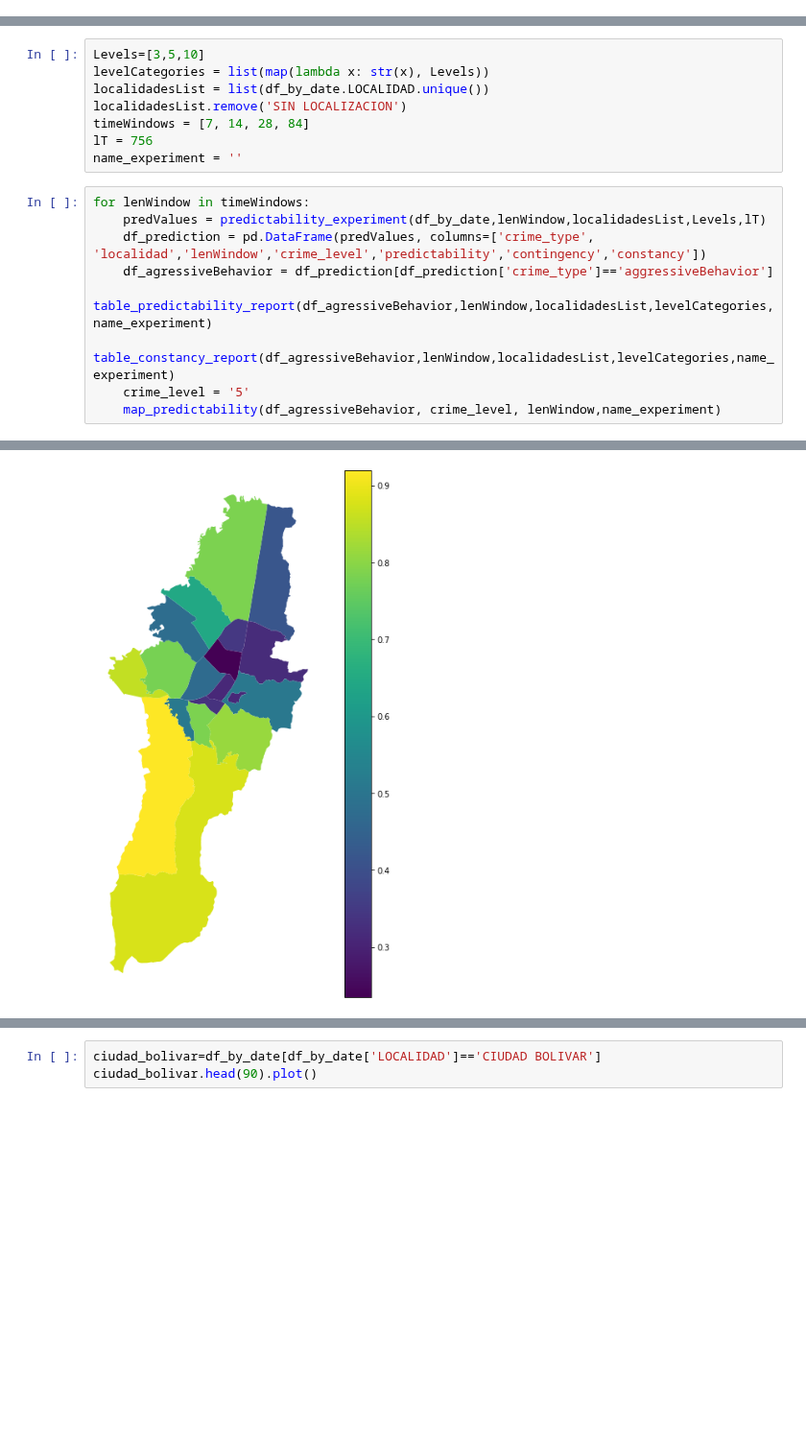
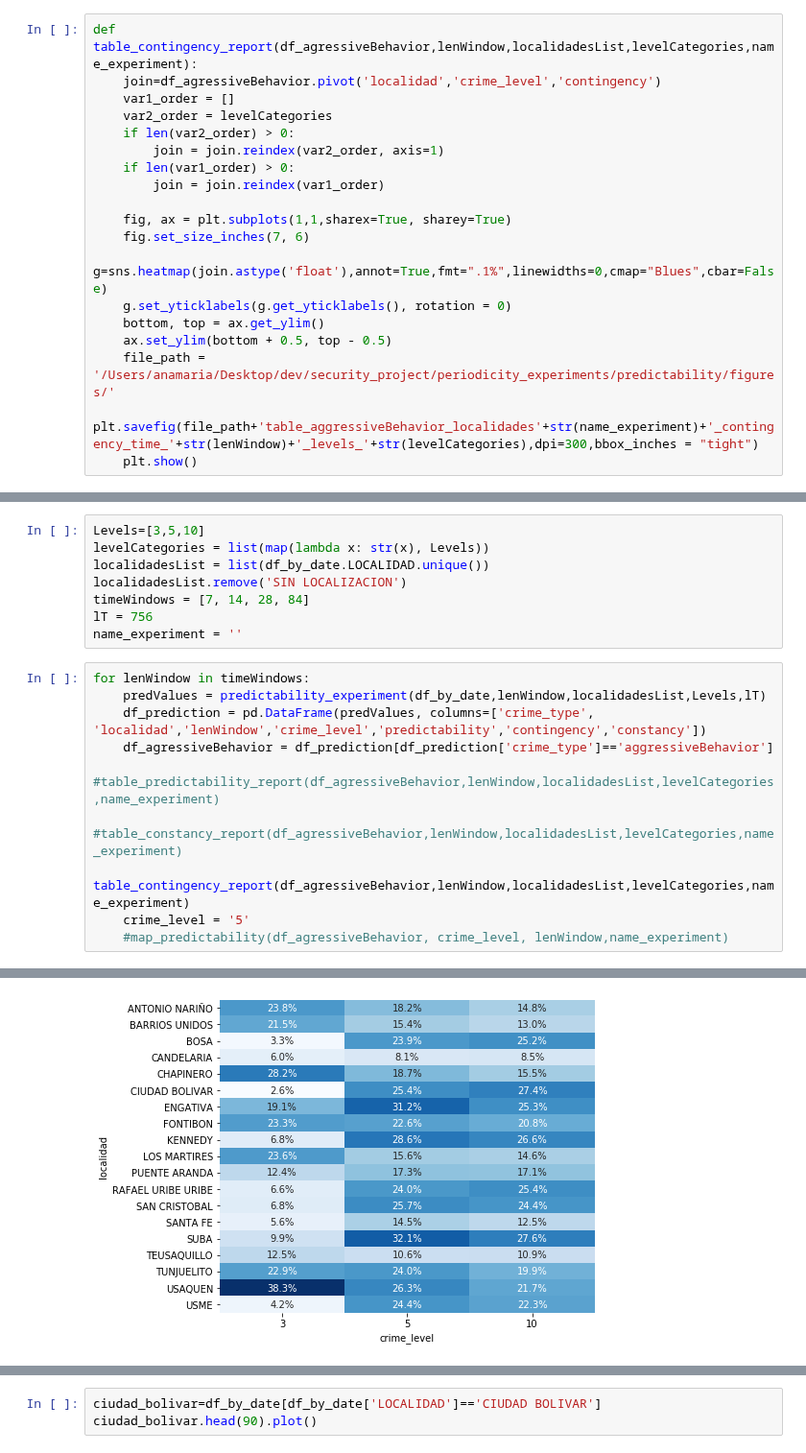
Before and after one commit to jrudascas/security_project, a Jupyter notebook: periodicity_experiments/experiment_04_predictability_localidad.ipynb, the cells around one changed output, grey strips where cells are left out. Shown at 96% size. Drawn from its saved outputs; the diff is of its cells as text; blank space fills up the shorter version.

Commit message:
add contingency report on main experiment

```diff
--- a/periodicity_experiments/experiment_04_predictability_localidad.ipynb
+++ b/periodicity_experiments/experiment_04_predictability_localidad.ipynb
@@ -202,6 +202,25 @@ def table_constancy_report(df_agressiveBehavior,lenWindow,localidadesList,levelC
     file_path = '/Users/anamaria/Desktop/dev/security_project/periodicity_experiments/predictability/figures/'
     plt.savefig(file_path+'table_aggressiveBehavior_localidades'+str(name_experiment)+'_constancy_time_'+str(lenWindow)+'_levels_'+str(levelCategories),dpi=300,bbox_inches = "tight")
     plt.show()
+# %%
+def table_contingency_report(df_agressiveBehavior,lenWindow,localidadesList,levelCategories,name_experiment):
+    join=df_agressiveBehavior.pivot('localidad','crime_level','contingency')
+    var1_order = []
+    var2_order = levelCategories
+    if len(var2_order) > 0:
+        join = join.reindex(var2_order, axis=1)
+    if len(var1_order) > 0:
+        join = join.reindex(var1_order)
+
+    fig, ax = plt.subplots(1,1,sharex=True, sharey=True)
+    fig.set_size_inches(7, 6)
+    g=sns.heatmap(join.astype('float'),annot=True,fmt=".1%",linewidths=0,cmap="Blues",cbar=False)
+    g.set_yticklabels(g.get_yticklabels(), rotation = 0)
+    bottom, top = ax.get_ylim()
+    ax.set_ylim(bottom + 0.5, top - 0.5)
+    file_path = '/Users/anamaria/Desktop/dev/security_project/periodicity_experiments/predictability/figures/'
+    plt.savefig(file_path+'table_aggressiveBehavior_localidades'+str(name_experiment)+'_contingency_time_'+str(lenWindow)+'_levels_'+str(levelCategories),dpi=300,bbox_inches = "tight")
+    plt.show()
 # %%
 def map_localidad(ax,df,col_localidad,col_vals,vmin=None,vmax=None):
   loc_geo="/Users/anamaria/Desktop/dev/security_project/assets/localidades_polygon.json"
@@ -247,8 +276,9 @@ for lenWindow in timeWindows:
     predValues = predictability_experiment(df_by_date,lenWindow,localidadesList,Levels,lT)
     df_prediction = pd.DataFrame(predValues, columns=['crime_type', 'localidad','lenWindow','crime_level','predictability','contingency','constancy'])
     df_agressiveBehavior = df_prediction[df_prediction['crime_type']=='aggressiveBehavior']
-    table_predictability_report(df_agressiveBehavior,lenWindow,localidadesList,levelCategories,name_experiment)
-    table_constancy_report(df_agressiveBehavior,lenWindow,localidadesList,levelCategories,name_experiment)
+    #table_predictability_report(df_agressiveBehavior,lenWindow,localidadesList,levelCategories,name_experiment)
+    #table_constancy_report(df_agressiveBehavior,lenWindow,localidadesList,levelCategories,name_experiment)
+    table_contingency_report(df_agressiveBehavior,lenWindow,localidadesList,levelCategories,name_experiment)
     crime_level = '5'
-    map_predictability(df_agressiveBehavior, crime_level, lenWindow,name_experiment)
+    #map_predictability(df_agressiveBehavior, crime_level, lenWindow,name_experiment)
 # %% [output]
@@ -257 +287 @@ for lenWindow in timeWindows:
-[figure, old version]
+[figure, new version]
```
Also changed, not shown: parts of 6 cells of this notebook.
